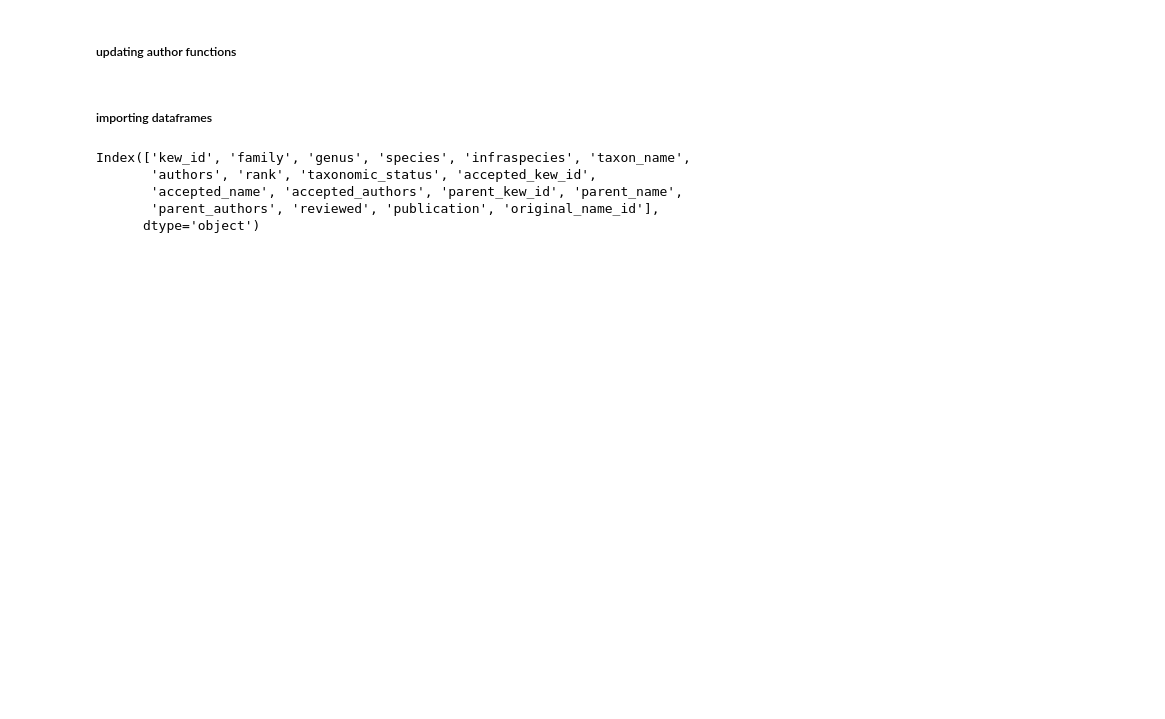
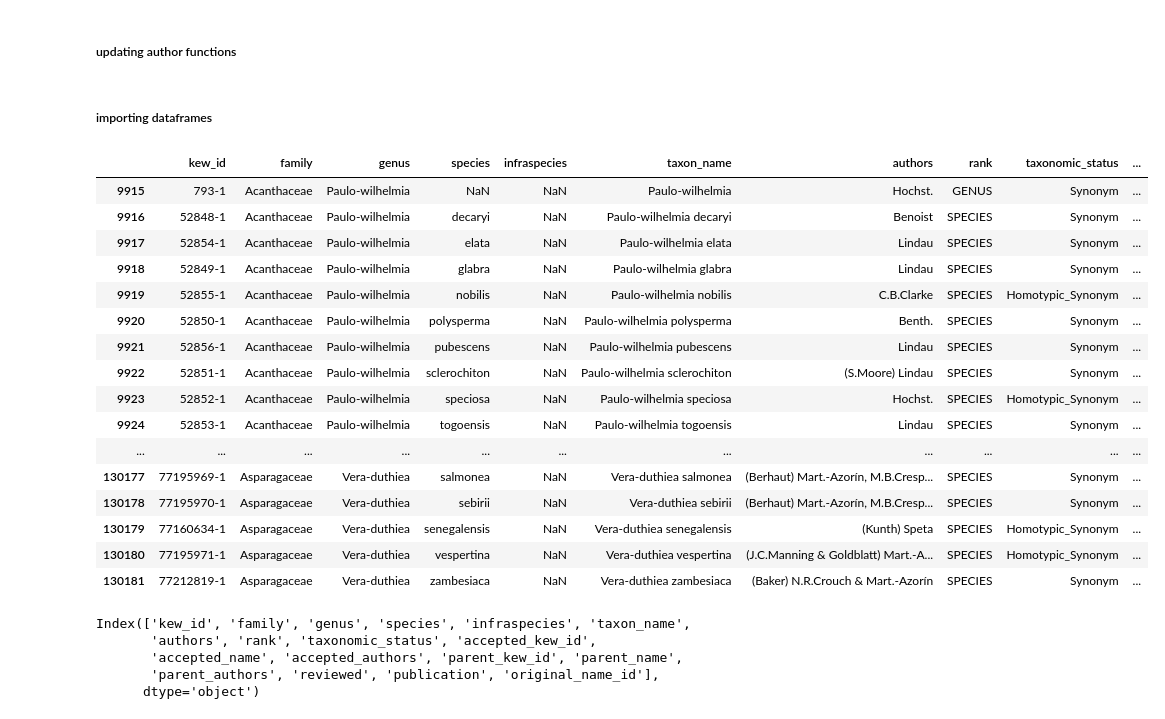
Before and after one commit to shidedh/UpdateFlora, a Jupyter notebook: fuzzy_code/fuzzy_match_pipeline.ipynb, the cells around one changed output. Saved outputs shown, nothing was run; the diff lists cells and outputs as text; code cells hidden in the pictures; blank space fills up the shorter version.

```diff
--- a/fuzzy_code/fuzzy_match_pipeline.ipynb
+++ b/fuzzy_code/fuzzy_match_pipeline.ipynb
@@ -92,6 +92,26 @@ vol3_df.rename(columns={'genus': 'mouterde_genus', 'epithet': 'mouterde_epithet'
 #wcvp
 text_wcvp_path = '../input/input copy/wcvp/wcvp_v9_jun_2022.txt'
 wcvp_df = pd.read_csv(text_wcvp_path, sep = '|')
+# %%
+wcvp_df[wcvp_df['genus'].apply(lambda x : x.isalpha() == False)].head(50)
+# %% [output]
+|  | kew_id | family | genus | species | infraspecies | taxon_name | authors | rank | taxonomic_status | ... |
+| 9915 | 793-1 | Acanthaceae | Paulo-wilhelmia | NaN | NaN | Paulo-wilhelmia | Hochst. | GENUS | Synonym | ... |
+| 9916 | 52848-1 | Acanthaceae | Paulo-wilhelmia | decaryi | NaN | Paulo-wilhelmia decaryi | Benoist | SPECIES | Synonym | ... |
+| 9917 | 52854-1 | Acanthaceae | Paulo-wilhelmia | elata | NaN | Paulo-wilhelmia elata | Lindau | SPECIES | Synonym | ... |
+| 9918 | 52849-1 | Acanthaceae | Paulo-wilhelmia | glabra | NaN | Paulo-wilhelmia glabra | Lindau | SPECIES | Synonym | ... |
+| 9919 | 52855-1 | Acanthaceae | Paulo-wilhelmia | nobilis | NaN | Paulo-wilhelmia nobilis | C.B.Clarke | SPECIES | Homotypic_Synonym | ... |
+| 9920 | 52850-1 | Acanthaceae | Paulo-wilhelmia | polysperma | NaN | Paulo-wilhelmia polysperma | Benth. | SPECIES | Synonym | ... |
+| 9921 | 52856-1 | Acanthaceae | Paulo-wilhelmia | pubescens | NaN | Paulo-wilhelmia pubescens | Lindau | SPECIES | Synonym | ... |
+| 9922 | 52851-1 | Acanthaceae | Paulo-wilhelmia | sclerochiton | NaN | Paulo-wilhelmia sclerochiton | (S.Moore) Lindau | SPECIES | Synonym | ... |
+| 9923 | 52852-1 | Acanthaceae | Paulo-wilhelmia | speciosa | NaN | Paulo-wilhelmia speciosa | Hochst. | SPECIES | Homotypic_Synonym | ... |
+| 9924 | 52853-1 | Acanthaceae | Paulo-wilhelmia | togoensis | NaN | Paulo-wilhelmia togoensis | Lindau | SPECIES | Synonym | ... |
+| ... | ... | ... | ... | ... | ... | ... | ... | ... | ... | ... |
+| 130177 | 77195969-1 | Asparagaceae | Vera-duthiea | salmonea | NaN | Vera-duthiea salmonea | (Berhaut) Mart.-Azorín, M.B.Cresp... | SPECIES | Synonym | ... |
+| 130178 | 77195970-1 | Asparagaceae | Vera-duthiea | sebirii | NaN | Vera-duthiea sebirii | (Berhaut) Mart.-Azorín, M.B.Cresp... | SPECIES | Synonym | ... |
+| 130179 | 77160634-1 | Asparagaceae | Vera-duthiea | senegalensis | NaN | Vera-duthiea senegalensis | (Kunth) Speta | SPECIES | Homotypic_Synonym | ... |
+| 130180 | 77195971-1 | Asparagaceae | Vera-duthiea | vespertina | NaN | Vera-duthiea vespertina | (J.C.Manning & Goldblatt) Mart.-A... | SPECIES | Homotypic_Synonym | ... |
+| 130181 | 77212819-1 | Asparagaceae | Vera-duthiea | zambesiaca | NaN | Vera-duthiea zambesiaca | (Baker) N.R.Crouch & Mart.-Azorín | SPECIES | Synonym | ... |
 # %%
 wcvp_df.columns
 # %% [output]
```
Also changed, not shown: parts of 1 cell of this notebook, 14 other files.
